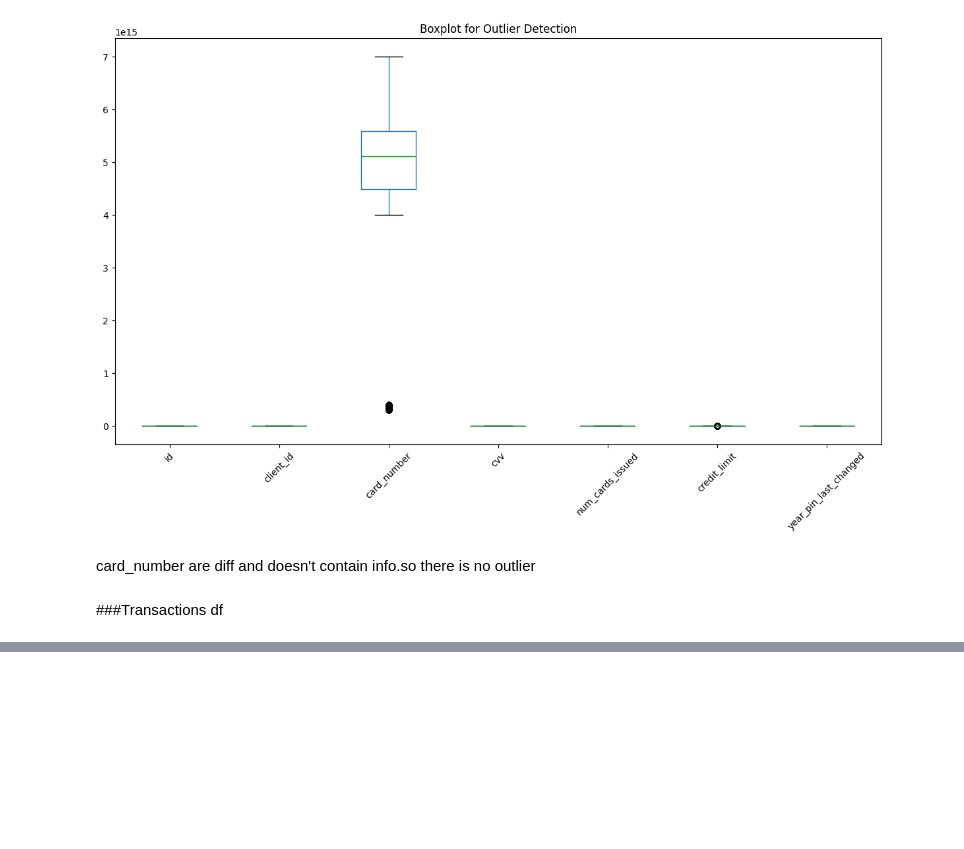
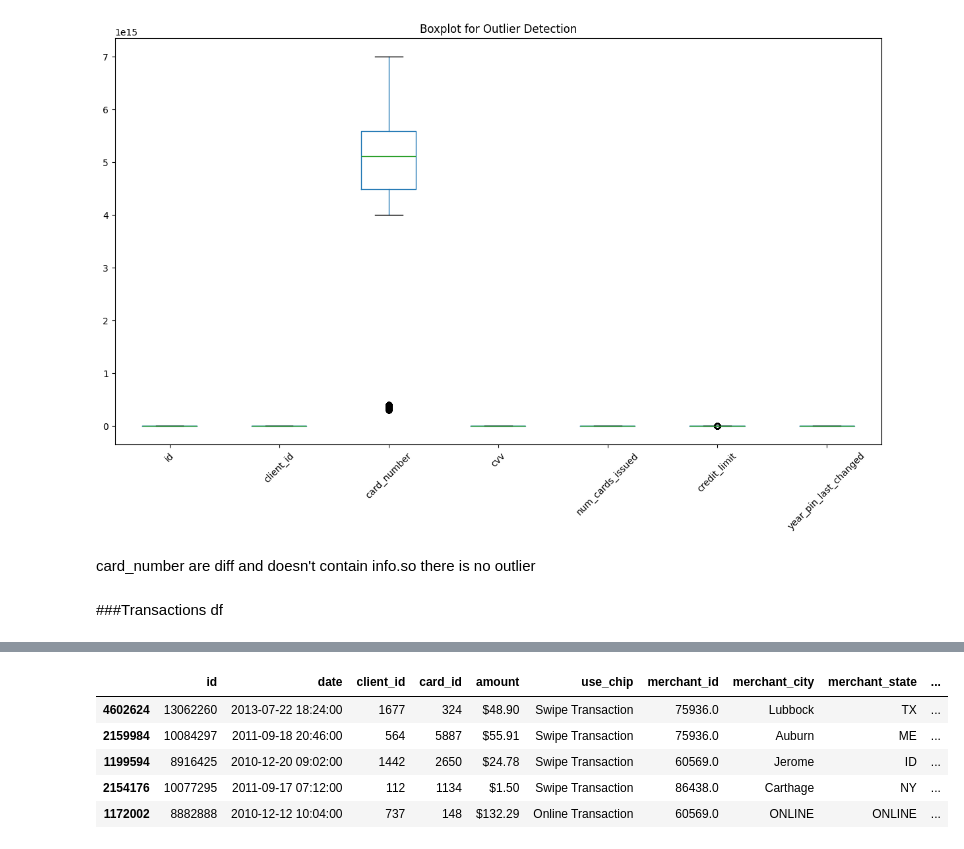
Before and after one commit to vishnupancharatnala/Rebit, a Jupyter notebook: EDA.ipynb, the cells around one changed output, grey strips where cells are left out. Cells and saved outputs as stored; diff of their text form; code cells hidden in the pictures; blank space fills up the shorter version.

```diff
--- a/EDA.ipynb
+++ b/EDA.ipynb
@@ -208 +294,10 @@ transactions_df.isnull().sum()
 dtype: int64
+# %%
+transactions_df.head()
+# %% [output]
+|  | id | date | client_id | card_id | amount | use_chip | merchant_id | merchant_city | merchant_state | ... |
+| 4602624 | 13062260 | 2013-07-22 18:24:00 | 1677 | 324 | $48.90 | Swipe Transaction | 75936.0 | Lubbock | TX | ... |
+| 2159984 | 10084297 | 2011-09-18 20:46:00 | 564 | 5887 | $55.91 | Swipe Transaction | 75936.0 | Auburn | ME | ... |
+| 1199594 | 8916425 | 2010-12-20 09:02:00 | 1442 | 2650 | $24.78 | Swipe Transaction | 60569.0 | Jerome | ID | ... |
+| 2154176 | 10077295 | 2011-09-17 07:12:00 | 112 | 1134 | $1.50 | Swipe Transaction | 86438.0 | Carthage | NY | ... |
+| 1172002 | 8882888 | 2010-12-12 10:04:00 | 737 | 148 | $132.29 | Online Transaction | 60569.0 | ONLINE | ONLINE | ... |
```
Also changed, not shown: parts of 27 cells of this notebook.
